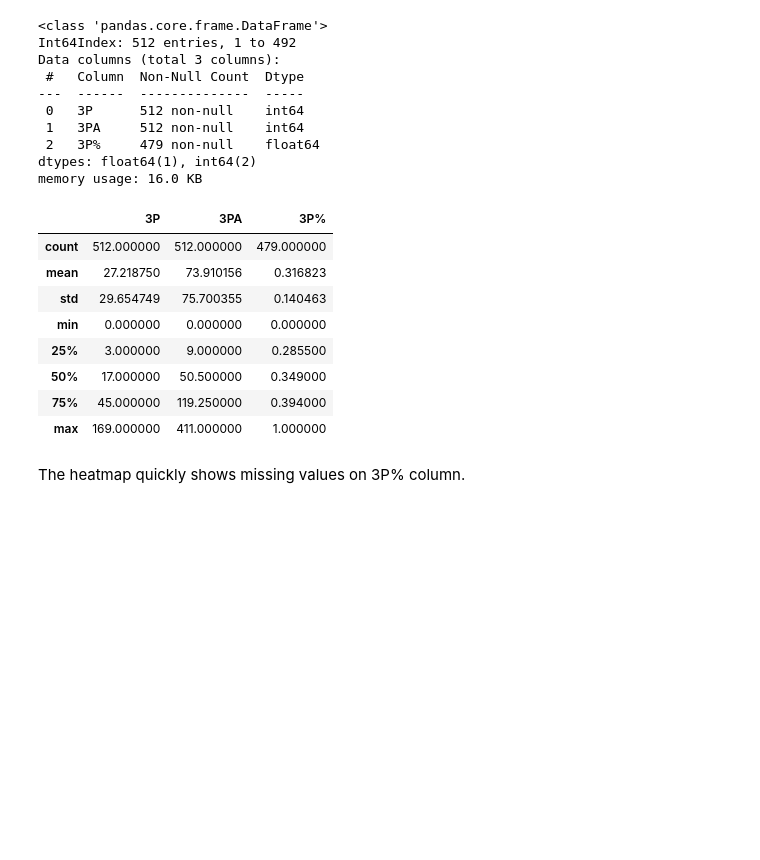
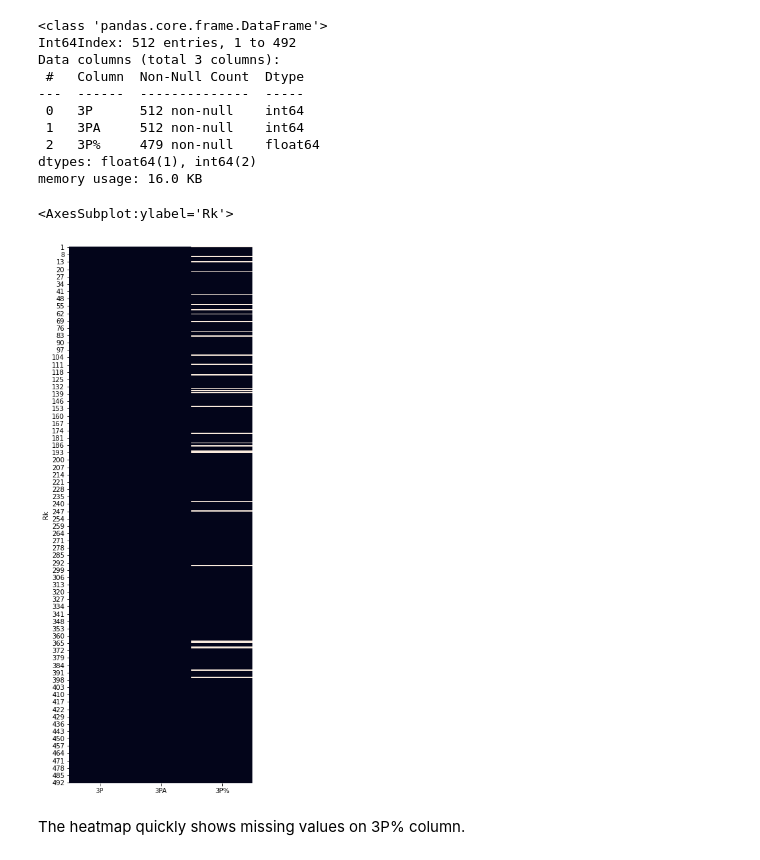
Before and after one commit to Ghost-Recon131/PDS-Assignment-1, a Jupyter notebook: assignment1.ipynb, the cells around one changed output. Saved outputs shown, nothing was run; the diff lists cells and outputs as text; code cells hidden in the pictures; blank space fills up the shorter version.

Commit message:
updated 2.2 with heatmap

```diff
--- a/assignment1.ipynb
+++ b/assignment1.ipynb
@@ -1169,18 +1169,12 @@ Data columns (total 3 columns):
  2   3P%     479 non-null    float64
 dtypes: float64(1), int64(2)
 memory usage: 16.0 KB
-# %%
-NBAE.describe()  #using describe function we can sense that there are some missing values on 3P% at row count
-# %% [output]
-|  | 3P | 3PA | 3P% |
-| count | 512.000000 | 512.000000 | 479.000000 |
-| mean | 27.218750 | 73.910156 | 0.316823 |
-| std | 29.654749 | 75.700355 | 0.140463 |
-| min | 0.000000 | 0.000000 | 0.000000 |
-| 25% | 3.000000 | 9.000000 | 0.285500 |
-| 50% | 17.000000 | 50.500000 | 0.349000 |
-| 75% | 45.000000 | 119.250000 | 0.394000 |
-| max | 169.000000 | 411.000000 | 1.000000 |
+# %%
+fig, heat = plt.subplots(figsize = (5,15)) # [2], changing size for heatmaps
+sns.heatmap(NBAE.isnull(), cbar=False) # [1], quickly visualise the location and number of errors
+# %% [output]
+<AxesSubplot:ylabel='Rk'>
+[figure, added]
 # %% [markdown]
 The heatmap quickly shows missing values on 3P% column.
 # %%
```
Also changed, not shown: parts of 3 cells of this notebook, 1 other file.
